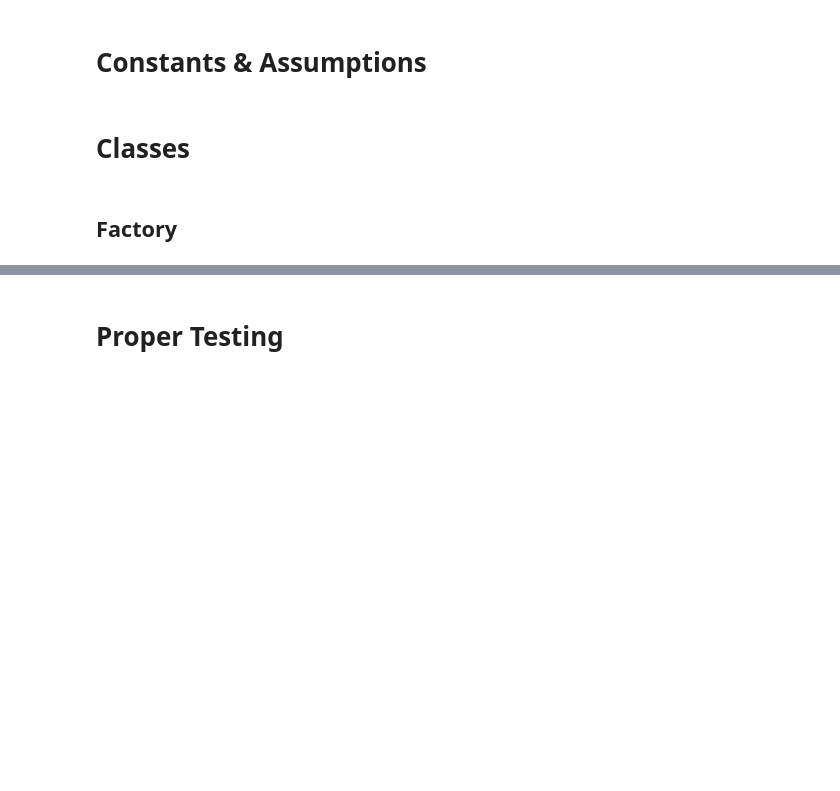
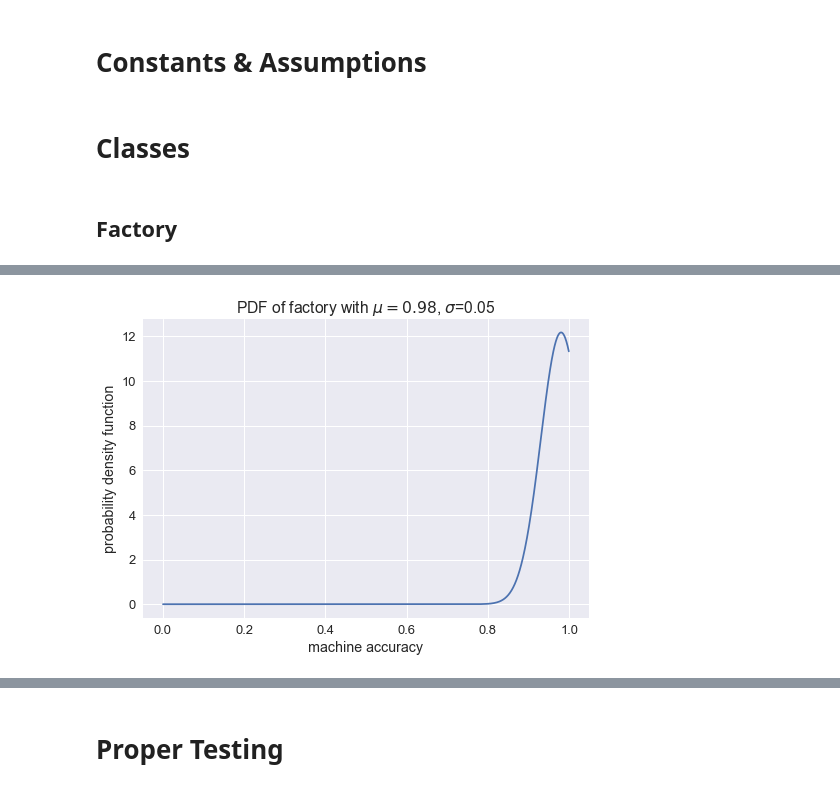
Before and after one commit to Yvee1/kans-modeling, a Jupyter notebook: solar.ipynb, the cells around one changed output, grey strips where cells are left out. Saved outputs shown, nothing was run; the diff lists cells and outputs as text; code cells hidden in the pictures; blank space fills up the shorter version.

```diff
--- a/solar.ipynb
+++ b/solar.ipynb
@@ -289,6 +290,15 @@ class Factory:
                 accuracy = accuracy_
                 name = name_
         return (name, min_total_costs, costs, time, accuracy)
+
+    def plot(self, x):
+        fig, ax = plt.subplots(1, 1)
+        ax.plot(x, truncnorm.pdf(x, -self.mu / self.sigma, (1 - self.mu) / self.sigma, loc=self.mu, scale=self.sigma))
+        ax.set_xlabel("machine accuracy")
+        ax.set_ylabel("probability density function")
+        ax.set_title(f"PDF of factory with $\mu={self.mu}$, $\sigma$={self.sigma}")
+        plt.show()
+        return ax
 # %%
 class AltFactory(Factory):
     def __init__(self, mu1, sigma1, mu2, sigma2, step):
@@ -331,0 +359,5 @@ plt.show()
+# %%
+ax = f.plot(np.arange(0, 1, 0.001))
+ax.get_figure().savefig("factory_pdf.pdf")
+# %% [output]
+[figure, added]
```
Also changed, not shown: parts of 19 cells of this notebook.
